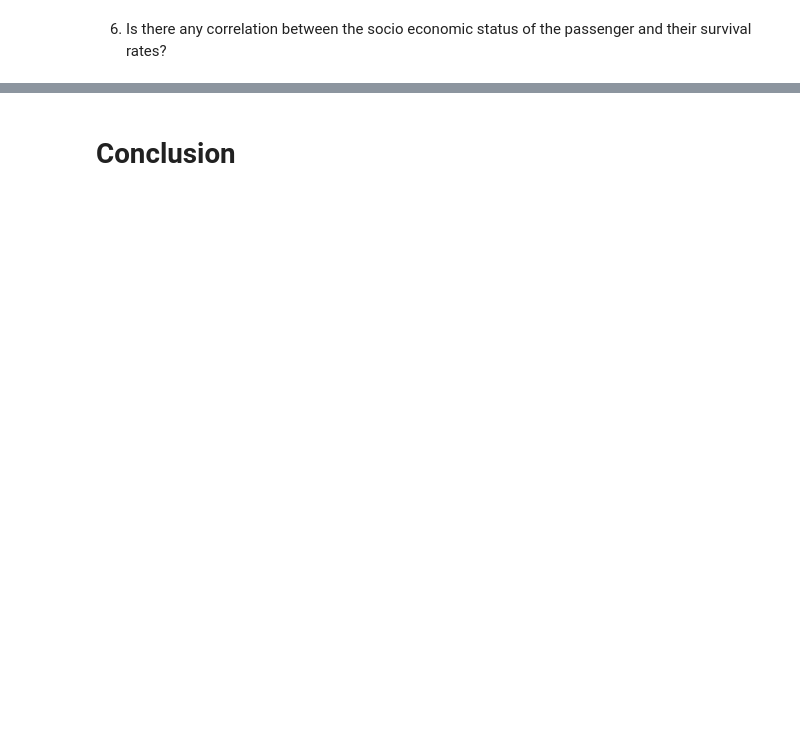
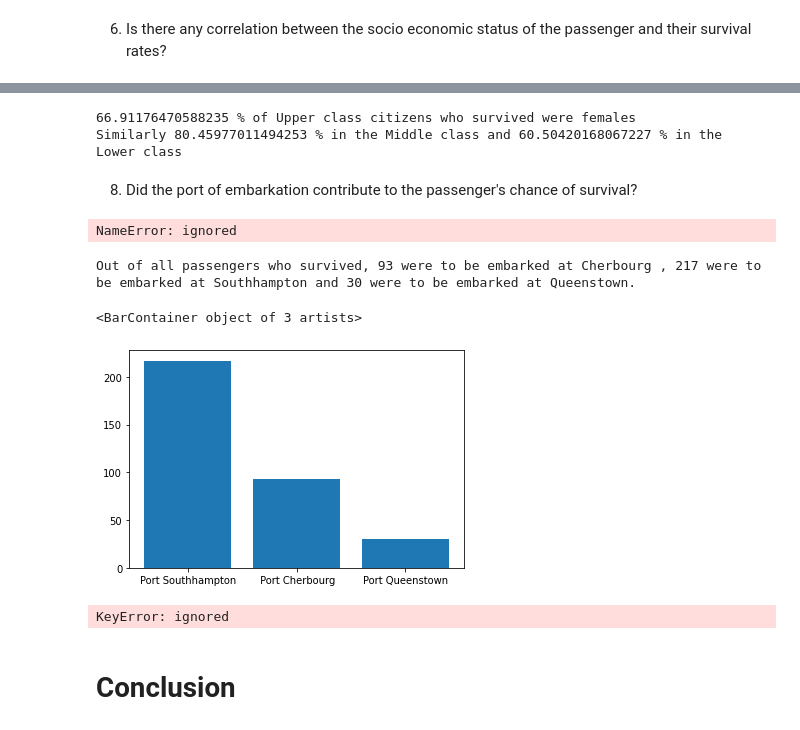
Before and after one commit to Abinaya-J/Udacity_Intro_to_Data_Analysis, a Jupyter notebook: Project_1_Titanic_Data.ipynb, the cells around one changed output, grey strips where cells are left out. Saved outputs shown, nothing was run; the diff lists cells and outputs as text; code cells hidden in the pictures; blank space fills up the shorter version.

```diff
--- a/Project_1_Titanic_Data.ipynb
+++ b/Project_1_Titanic_Data.ipynb
@@ -193,2 +232,43 @@ Out of all passengers who survived, 0 belonged to the upper class, 0 belonged to
+# %%
+def survival_female(Pclass):
+  return titanic_df_new.groupby(['Pclass','Survived','Sex']).size()[Pclass,1,'female'].astype('float')
+
+print( '{} % of Upper class citizens who survived were females'.format((survival_female(1)/survival(1)) *100))
+
+print('Similarly {} % in the Middle class and {} % in the Lower class'.format(((survival_female(2)/survival(2)) *100), ((survival_female(3)/survival(3)) *100)))
+# %% [output]
+66.91176470588235 % of Upper class citizens who survived were females
+Similarly 80.45977011494253 % in the Middle class and 60.50420168067227 % in the Lower class
+# %% [markdown]
+8. Did the port of embarkation contribute to the passenger's chance of survival?
+# %%
+missing_embarked_data = pd.isnull(titanic_df_new['Embarked'])
+def survival_port(Embarked):
+  return titanic_df_new.groupby(['Embarked','Survived']).size()[Embarked,1].astype('float')
+
+print('Out of all passengers who survived, {} were to be embarked at Cherbourg , {} were to be embarked at Southhampton and {} were to be embarked at Queenstown.'.format(survival_port(C),survival_port(S),survival_port(Q)))
+# %% [output]
+NameError: ignored
+# %%
+
+Port_C_s= titanic_df_new[survived]['Embarked']=='C'
+Port_S_s= titanic_df_new[survived]['Embarked']=='S'
+Port_Q_s= titanic_df_new[survived]['Embarked']=='Q'
+
+print('Out of all passengers who survived, {} were to be embarked at Cherbourg , {} were to be embarked at Southhampton and {} were to be embarked at Queenstown.'.format(Port_C_s.sum(),Port_S_s.sum(),Port_Q_s.sum()))
+# %% [output]
+Out of all passengers who survived, 93 were to be embarked at Cherbourg , 217 were to be embarked at Southhampton and 30 were to be embarked at Queenstown.
+# %%
+names=['Port Southhampton',' Port Cherbourg','Port Queenstown']
+values=[Port_S_s.sum(),Port_C_s.sum(),Port_Q_s.sum()]
+plt.bar(names,values)
+# %% [output]
+<BarContainer object of 3 artists>
+[figure, added]
+# %%
+children=titanic_df_new[survived]['Age']<=12
+children_and_parch = children['Parch'] == '1'
+# %% [output]
+KeyError: ignored
 # %% [markdown]
  # **Conclusion**
```
Also changed, not shown: parts of 14 cells of this notebook.
